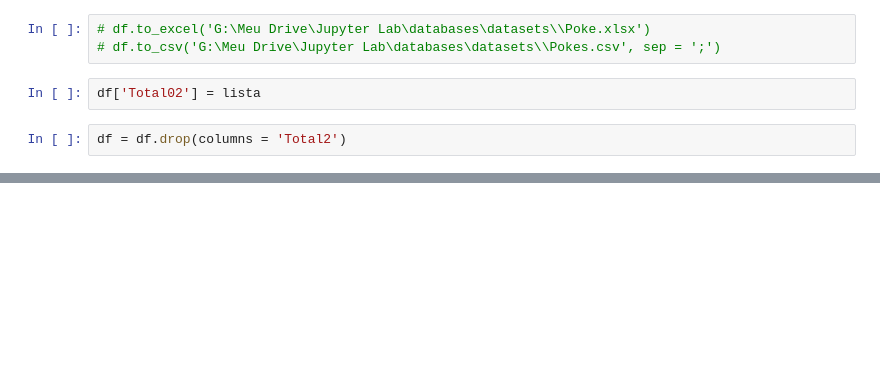
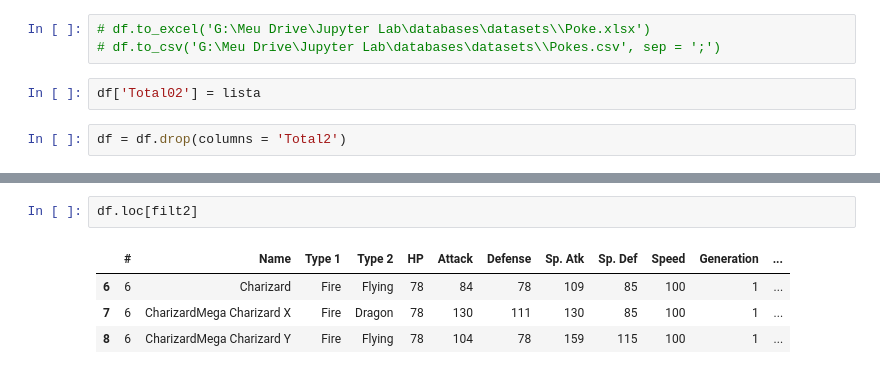
Before and after one commit to Dufyz/My_Laboratory, a Jupyter notebook: Jupyter Lab/library's/pandas_library/datasets_/dataset_04(Pokemon's).ipynb, the cells around one changed output, grey strips where cells are left out. Saved outputs shown, nothing was run; the diff lists cells and outputs as text; blank space fills up the shorter version.

```diff
--- a/Jupyter Lab/library's/pandas_library/datasets_/dataset_04(Pokemon's).ipynb
+++ b/Jupyter Lab/library's/pandas_library/datasets_/dataset_04(Pokemon's).ipynb
@@ -28,0 +69,7 @@ df
+# %%
+df.loc[filt2]
+# %% [output]
+|  | # | Name | Type 1 | Type 2 | HP | Attack | Defense | Sp. Atk | Sp. Def | Speed | Generation | ... |
+| 6 | 6 | Charizard | Fire | Flying | 78 | 84 | 78 | 109 | 85 | 100 | 1 | ... |
+| 7 | 6 | CharizardMega Charizard X | Fire | Dragon | 78 | 130 | 111 | 130 | 85 | 100 | 1 | ... |
+| 8 | 6 | CharizardMega Charizard Y | Fire | Flying | 78 | 104 | 78 | 159 | 115 | 100 | 1 | ... |
```
Also changed, not shown: parts of 17 cells of this notebook.
